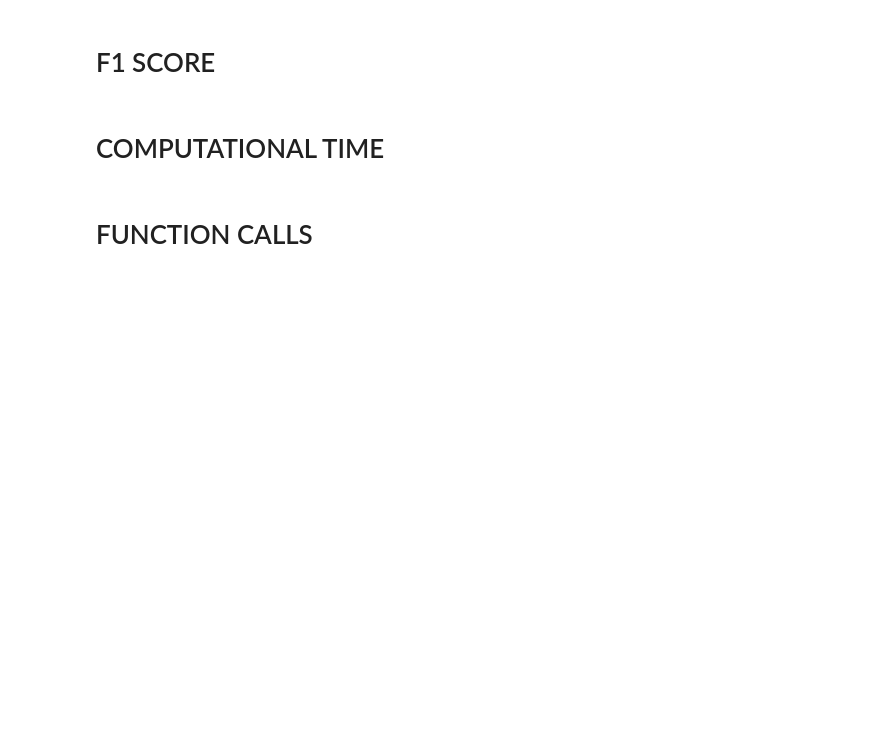
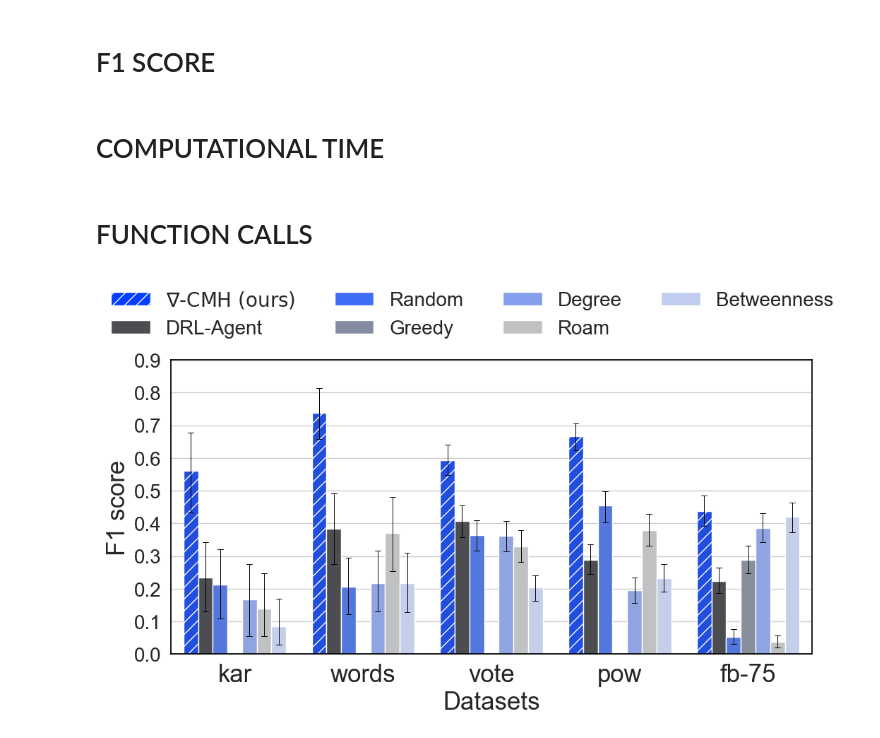
Before and after one commit to hercolelab/community_membership_hiding, a Jupyter notebook: notebook/gropued_plots.ipynb, the cells around one changed output. Drawn from its saved outputs; the diff is of its cells as text; code cells hidden in the pictures; blank space fills up the shorter version.

```diff
--- a/notebook/gropued_plots.ipynb
+++ b/notebook/gropued_plots.ipynb
@@ -255,3 +340,12 @@ def plot_time_all_datasets(
                     plt.savefig(f'{save_fig_path}/evading_time_grouped.png', format='png', dpi=300, bbox_inches="tight")
 # %% [markdown]
 # FUNCTION CALLS
+# %%
+plot_f1_all_datasets(
+            datasets= [FilePaths.KAR.value, FilePaths.WORDS.value, FilePaths.VOTE.value, FilePaths.POW.value, FilePaths.FB_75.value],
+            detection_algs= [DetectionAlgorithmsNames.GRE.value],
+            taus=[0.5],
+            betas=[0.5],
+        )
+# %% [output]
+[figure, added]
```
Also changed, not shown: parts of 6 cells of this notebook, 19 other files.
